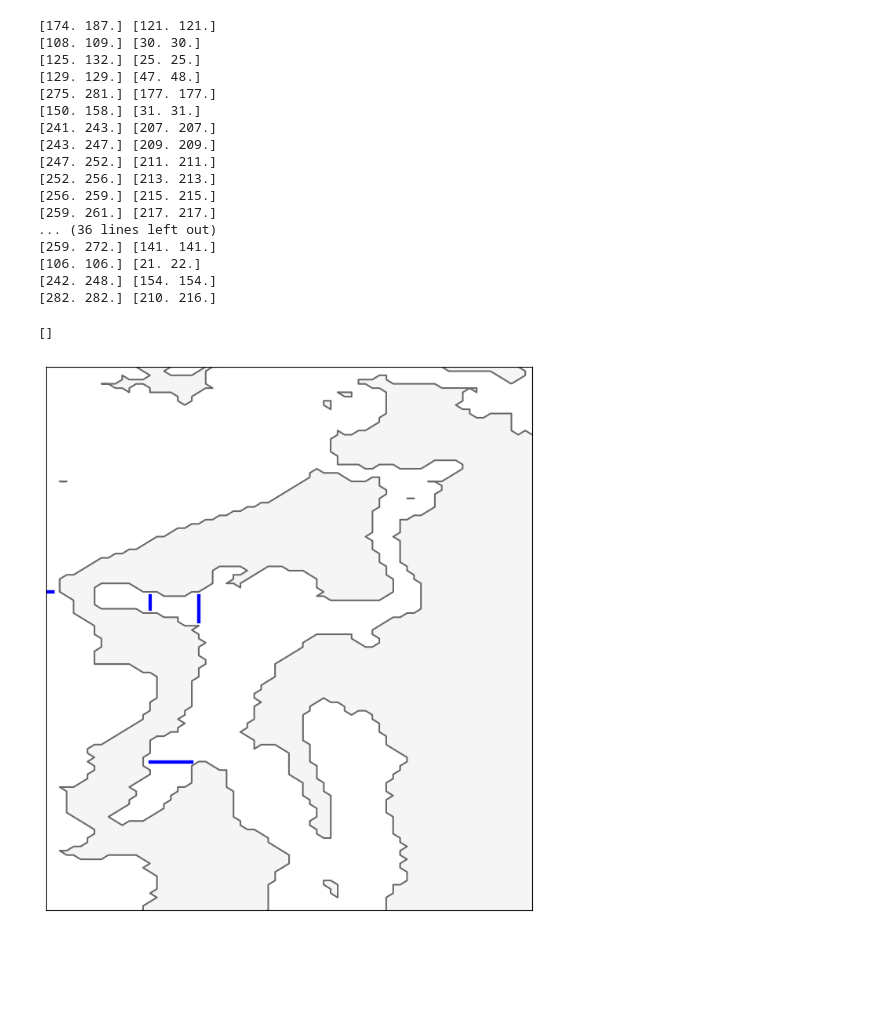
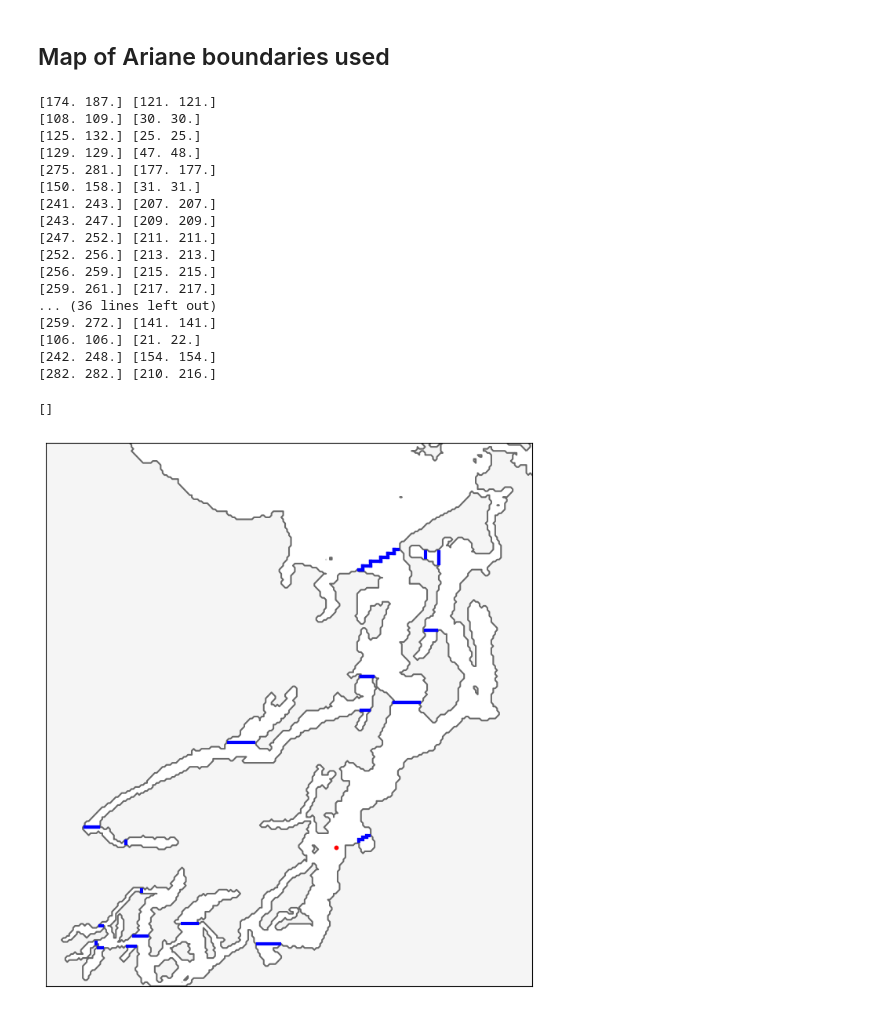
Before and after one commit to SalishSeaCast/analysis-griffon, a Jupyter notebook: notebooks/ArianeResidenceTime/MapBoundaries.ipynb, the cells around one changed output. Cells and saved outputs as stored; diff of their text form; code cells hidden in the pictures; blank space fills up the shorter version.

```diff
--- a/notebooks/ArianeResidenceTime/MapBoundaries.ipynb
+++ b/notebooks/ArianeResidenceTime/MapBoundaries.ipynb
@@ -1,3 +1,5 @@
+# %% [markdown]
+## Map of Ariane boundaries used
 # %%
 import salishsea_tools
 import matplotlib.pyplot as plt
@@ -37,8 +39,8 @@ for qnt_dir in qnt_dirs:
 mesh = xr.open_dataset('/home/sallen/MEOPAR/grid/mesh_mask202108.nc')
 
 fig, ax = plt.subplots(figsize=(8, 9))
-ax.set_ylim([142, 270])
-ax.set_xlim([260, 330])
+ax.set_ylim([0, 270])
+ax.set_xlim([80, 330])
 # Overlay domain landmask and coastline
 ax.contourf(mesh.tmask[0, 0, ...], levels=[-0.01, 0.01], colors='whitesmoke')
 ax.contour(mesh.tmask[0, 0, ...], levels=[-0.01, 0.01], colors='dimgray')
@@ -47,31 +49,31 @@ ax.contour(mesh.tmask[0, 0, ...], levels=[-0.01, 0.01], colors='dimgray')
 for n in range(all_boundaries.shape[0]-1):
     n = n+1
     if (all_boundaries[n, 3:5] < 0).any():
         all_boundaries[n,3:5] = -all_boundaries[n,3:5]
     if (all_boundaries[n, 1:3] < 0).any():
         all_boundaries[n, 1:3] = -all_boundaries[n, 1:3]
     print(all_boundaries[n, 1:3]-1, all_boundaries[n,3:5]-1)
     ax.plot(all_boundaries[n, 1:3]-1, all_boundaries[n,3:5]-1, linewidth=3, c='b')
 ax.scatter(229, 69, c='r', s=10)
 ax.set_xticks([])
 ax.set_yticks([])
 # %% [output]
 [174. 187.] [121. 121.]
 [108. 109.] [30. 30.]
 [125. 132.] [25. 25.]
 [129. 129.] [47. 48.]
 [275. 281.] [177. 177.]
 [150. 158.] [31. 31.]
 [241. 243.] [207. 207.]
 [243. 247.] [209. 209.]
 [247. 252.] [211. 211.]
 [252. 256.] [213. 213.]
 [256. 259.] [215. 215.]
 [259. 261.] [217. 217.]
 ... (36 lines left out)
 [259. 272.] [141. 141.]
 [106. 106.] [21. 22.]
 [242. 248.] [154. 154.]
 [282. 282.] [210. 216.]
 []
-[figure, old version]
+[figure, new version]
```
Also changed, not shown: 14 other files.
